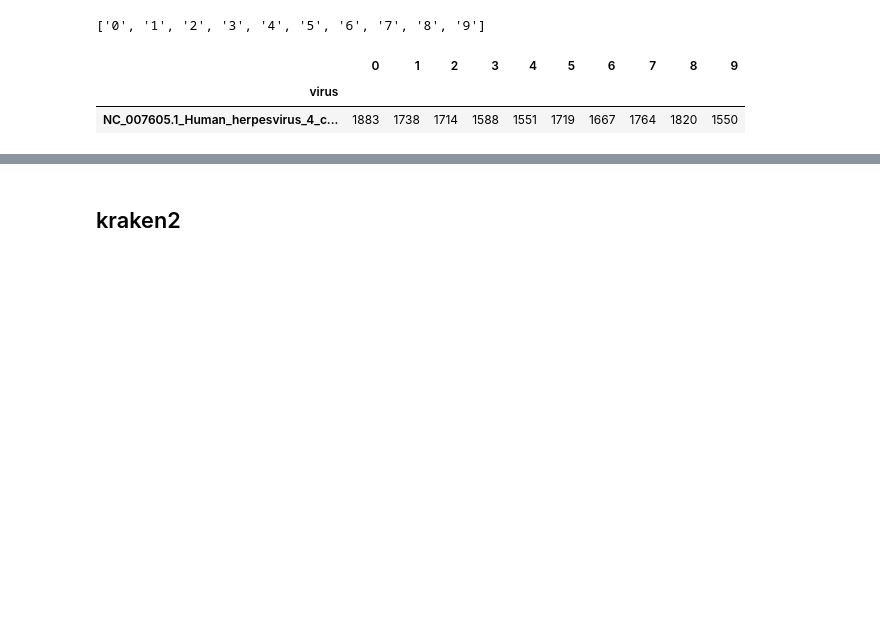
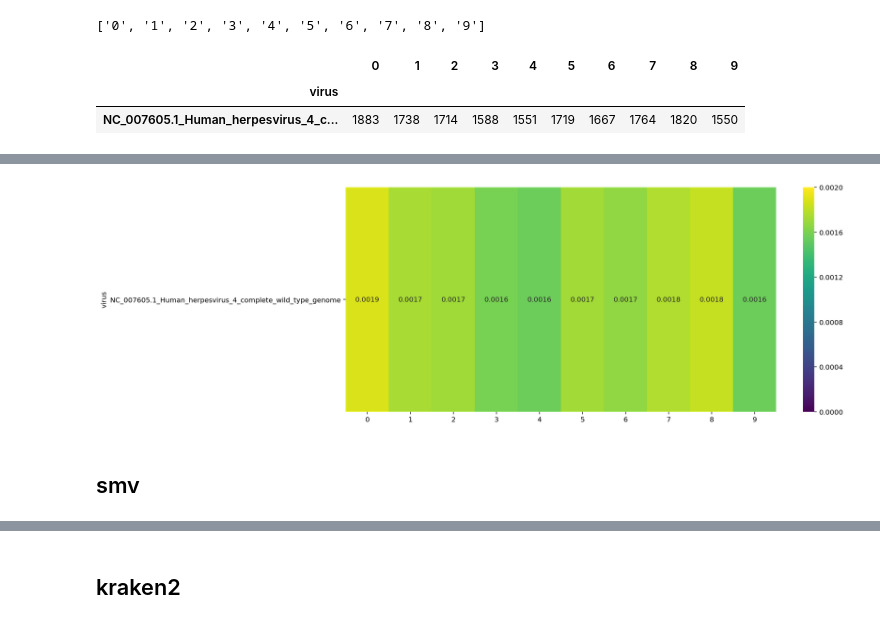
Before and after one commit to yyoshiaki/VIRTUS_Manuscript, a Jupyter notebook: EB_PNAS/benchmark/benchmark.ipynb, the cells around one changed output, grey strips where cells are left out. Saved outputs shown, nothing was run; the diff lists cells and outputs as text; code cells hidden in the pictures; blank space fills up the shorter version.

```diff
--- a/EB_PNAS/benchmark/benchmark.ipynb
+++ b/EB_PNAS/benchmark/benchmark.ipynb
@@ -52,0 +55,18 @@ plt.savefig('VIRTUS_heatmap.pdf', bbox_inches='tight')
+# %%
+for i,s in enumerate(list_samples):
+    d = pd.read_csv('subsample_{}/virus.counts.final.tsv'.format(s), sep='\t')
+    d.columns = ['virus', '_', s]
+    d = d[['virus', s]]
+
+    if i == 0:
+        df_virtus = d.copy()
+    else:
+        df_virtus = pd.merge(df_virtus, d, how="outer")
+
+df_virtus = df_virtus.fillna(0)
+
+df_virtus.index = df_virtus.virus
+# df_virtect = df_virtect.drop('virus')
+df_virtus = df_virtus.drop(columns=['virus'])
+df_virtus = df_virtus.sort_values(by='0', ascending=False)
+df_virtus.head()
@@ -52,0 +77,9 @@ plt.savefig('VIRTUS_heatmap.pdf', bbox_inches='tight')
+# %%
+plt.figure(figsize=(14,6))
+sns.heatmap(df_virtus, vmin=0, vmax=.002, annot=True, cmap='viridis')
+plt.yticks(rotation=0)
+plt.savefig('VIRTUS_heatmap.rate.pdf', bbox_inches='tight')
+# %% [output]
+[figure, added]
+# %% [markdown]
+## smv
```
Also changed, not shown: parts of 24 cells of this notebook, 12 other files.
